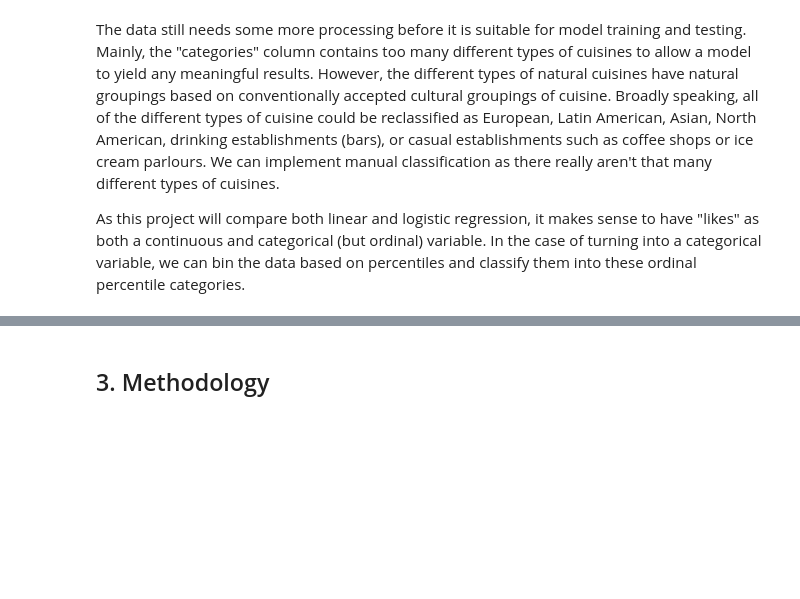
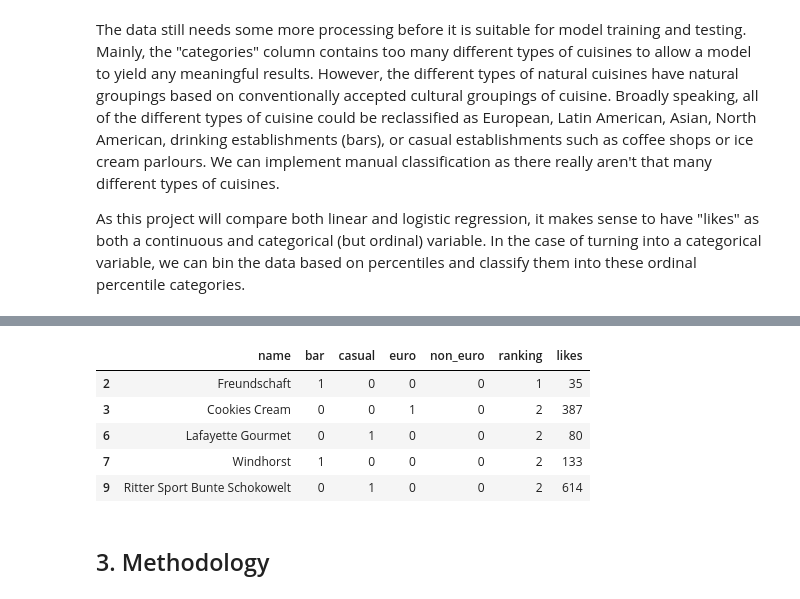
Before and after one commit to Hartgekocht/Coursera_Data_Science, a Jupyter notebook: Coursera_Final_Exam.ipynb, the cells around one changed output, grey strips where cells are left out. Cells and saved outputs as stored; diff of their text form; code cells hidden in the pictures; blank space fills up the shorter version.

```diff
--- a/Coursera_Final_Exam.ipynb
+++ b/Coursera_Final_Exam.ipynb
@@ -29,3 +267,29 @@ As this project will compare both linear and logistic regression, it makes sense
+# %%
+# create dummies for linear regression modelling
+
+# one hot encoding
+reg_dataset = pd.get_dummies(raw_dataset['categories_classified'],
+                               prefix="",
+                               prefix_sep="")
+
+# add name, ranking, and likes columns back to dataframe
+reg_dataset['ranking'] = raw_dataset['ranking']
+reg_dataset['likes'] = raw_dataset['likes']
+reg_dataset['name'] = raw_dataset['name']
+
+# move name column to the first column
+reg_columns = [reg_dataset.columns[-1]] + list(reg_dataset.columns[:-1])
+reg_dataset = reg_dataset[reg_columns]
+
+
+reg_dataset.head()
+# %% [output]
+|  | name | bar | casual | euro | non_euro | ranking | likes |
+| 2 | Freundschaft | 1 | 0 | 0 | 0 | 1 | 35 |
+| 3 | Cookies Cream | 0 | 0 | 1 | 0 | 2 | 387 |
+| 6 | Lafayette Gourmet | 0 | 1 | 0 | 0 | 2 | 80 |
+| 7 | Windhorst | 1 | 0 | 0 | 0 | 2 | 133 |
+| 9 | Ritter Sport Bunte Schokowelt | 0 | 1 | 0 | 0 | 2 | 614 |
 # %% [markdown]
 ## 3. Methodology
 # %% [markdown]
```
Also changed, not shown: parts of 28 cells of this notebook.
